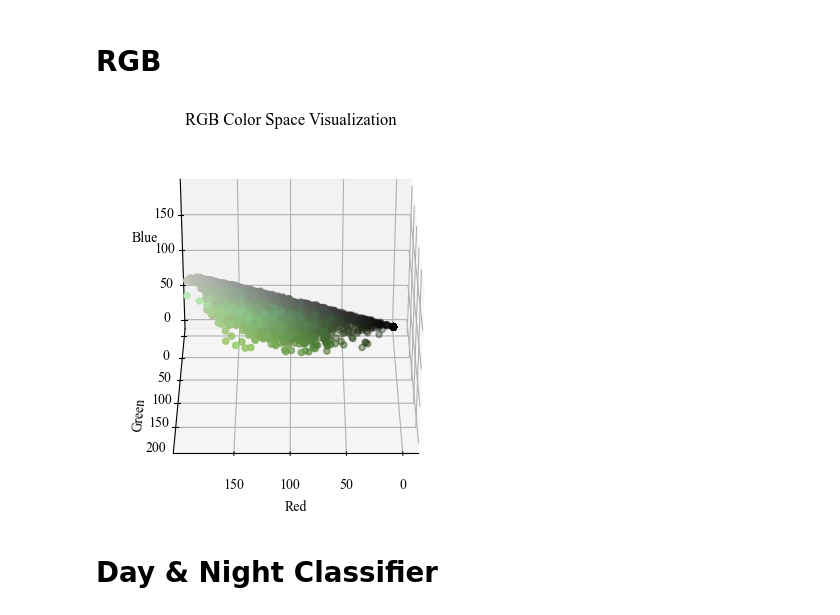
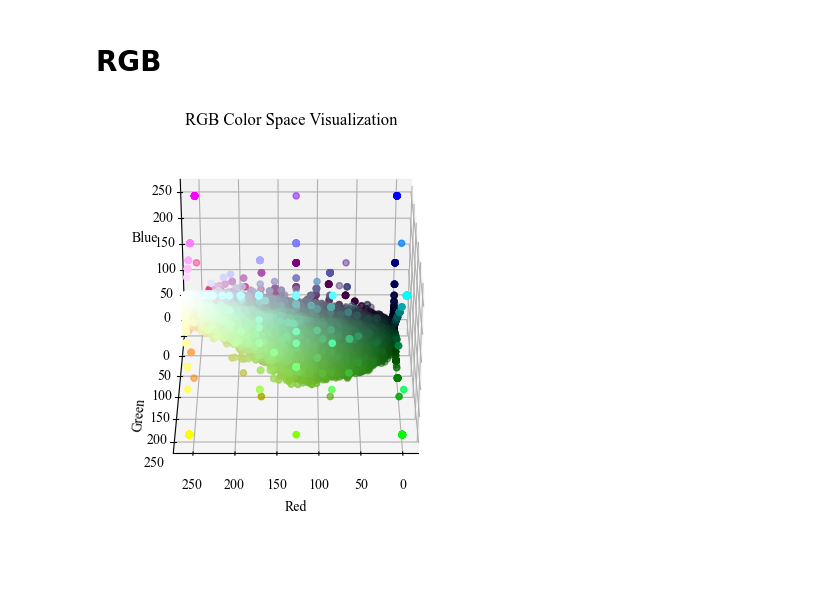
Before and after one commit to azulamakk/PF-vacasVaqueras, a Jupyter notebook: 01.0-am-EDA.ipynb, the cells around one changed output. Saved outputs shown, nothing was run; the diff lists cells and outputs as text; code cells hidden in the pictures; blank space fills up the shorter version.

```diff
--- a/01.0-am-EDA.ipynb
+++ b/01.0-am-EDA.ipynb
@@ -219,9 +219,9 @@ plt.show()
 # %%
 brightness_values = []
 
-for filename in os.listdir(images_dir):
+for filename in os.listdir(folder_path):
     if filename.endswith(".png") or filename.endswith(".jpg"):
-        image_path = os.path.join(images_dir, filename)
+        image_path = os.path.join(folder_path, filename)
         image = Image.open(image_path)
         # Convertir la imagen a escala de grises y calcular la luminancia promedio
         brightness = np.array(image.convert('L')).mean()
@@ -241,10 +241,10 @@ KeyboardInterrupt:
 # %%
 hue_values = []
 
-for filename in os.listdir(images_dir):
+for filename in os.listdir(folder_path):
     if filename.endswith(".png") or filename.endswith(".jpg"):
         # Leer la imagen
-        image_path = os.path.join(images_dir, filename)
+        image_path = os.path.join(folder_path, filename)
         image = Image.open(image_path)
         # Convertir la imagen a espacio de color HSV
         image_hsv = image.convert('HSV')
@@ -288,10 +288,10 @@ plt.show()
 # %%
 saturation_values = []
 
-for filename in os.listdir(images_dir):
+for filename in os.listdir(folder_path):
     if filename.endswith(".png") or filename.endswith(".jpg"):
         # Leer la imagen
-        image_path = os.path.join(images_dir, filename)
+        image_path = os.path.join(folder_path, filename)
         image = Image.open(image_path)
         # Convertir la imagen a espacio de color HSV
         image_hsv = image.convert('HSV')
@@ -328,43 +328,43 @@ plt.show()
 import os
 import numpy as np
 import matplotlib.pyplot as plt
+from mpl_toolkits.mplot3d import Axes3D
+from PIL import Image
 
-from PIL import Image
 images_dir = "./images"
-image_files = images_dir
+image_files = [f for f in os.listdir(images_dir) if f.endswith((".png", ".jpg"))]
 num_images = len(image_files)
-
 image_size = (100, 100)
 
-rgb_values = np.zeros((num_images * image_size[0] * image_size[1], 3), dtype=np.uint8)
+rgb_values = []
 
-for filename in os.listdir(images_dir):
-    if filename.endswith(".png") or filename.endswith(".jpg"):
-        image_path = os.path.join(images_dir, filename)
-        img = Image.open(image_path)
+for filename in image_files:
+    image_path = os.path.join(images_dir, filename)
+    img = Image.open(image_path)
     img = img.resize(image_size)
     img_rgb = np.array(img.convert('RGB'))
+    for row in img_rgb:
+        for pixel in row:
+            rgb_values.append(pixel)
 
-    rgb_values[i * image_size[0] * image_size[1]: (i + 1) * image_size[0] * image_size[1]] = img_rgb.reshape(-1, 3)
+rgb_values = np.array(rgb_values)
 
 fig = plt.figure()
 ax = fig.add_subplot(111, projection='3d')
 
 r = rgb_values[:, 0]
 g = rgb_values[:, 1]
 b = rgb_values[:, 2]
 
 ax.scatter(r, g, b, c=rgb_values / 255.0, marker='o')
 
 ax.set_xlabel('Red')
 ax.set_ylabel('Green')
 ax.set_zlabel('Blue')
 ax.set_title('RGB Color Space Visualization')
 
 ax.view_init(elev=30, azim=90)
 
 plt.show()
 # %% [output]
-[figure, old version]
+[figure, new version]
-# %% [markdown]
-# Day & Night Classifier
```
Also changed, not shown: parts of 12 cells of this notebook, 1 other file.
